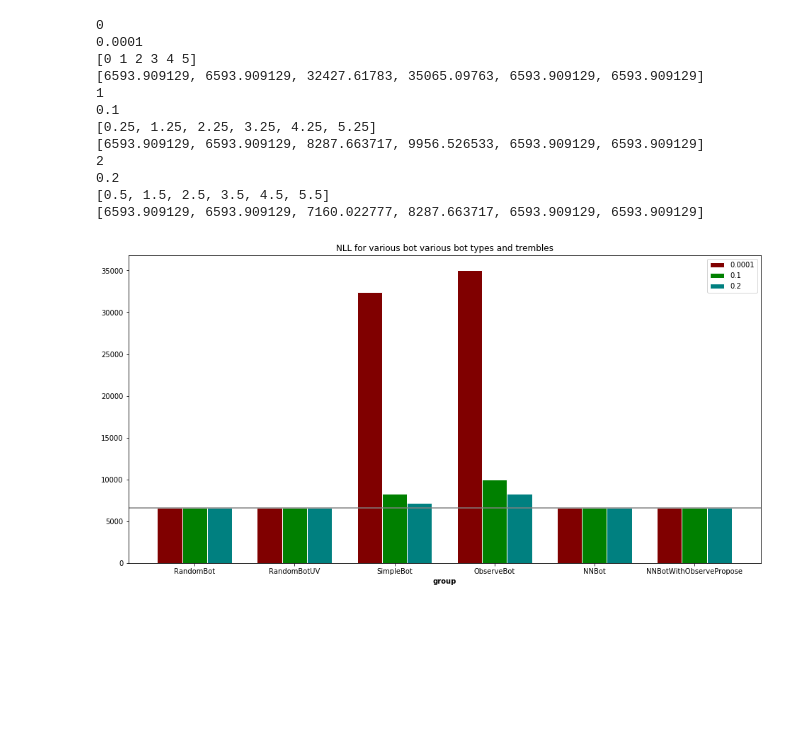
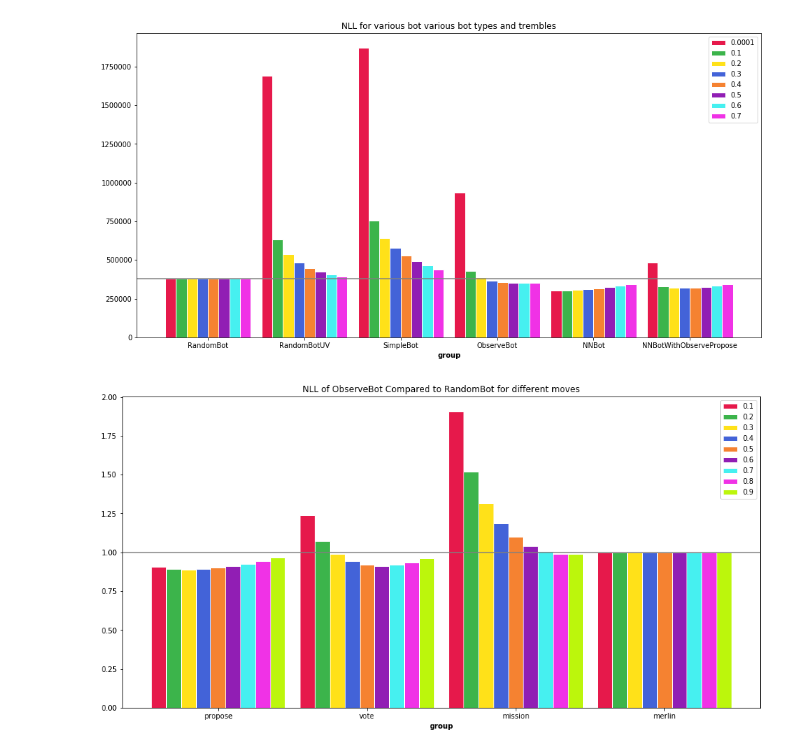
Before and after one commit to Detry322/avalon-bot, a Jupyter notebook: battlefield/Graphs.ipynb, the cells around one changed output. Cells and saved outputs as stored; diff of their text form; code cells hidden in the pictures; blank space fills up the shorter version.

Commit message:
Add analysis and data log

```diff
--- a/battlefield/Graphs.ipynb
+++ b/battlefield/Graphs.ipynb
@@ -5,31 +7,15 @@ import numpy as np
 import matplotlib.pyplot as plt
-# %%
-DATA = """tremble	bot_class	all_total_ll	all_propose_ll	all_vote_ll	all_mission_ll	all_merlin_ll	servant_total_ll	servant_propose_ll	servant_vote_ll	servant_mission_ll	servant_merlin_ll	merlin_total_ll	merlin_propose_ll	merlin_vote_ll	merlin_mission_ll	merlin_merlin_ll	percival_total_ll	percival_propose_ll	percival_vote_ll	percival_mission_ll	percival_merlin_ll	minion_total_ll	minion_propose_ll	minion_vote_ll	minion_mission_ll	minion_merlin_ll	assassin_total_ll	assassin_propose_ll	assassin_vote_ll	assassin_mission_ll	assassin_merlin_ll	mordred_total_ll	mordred_propose_ll	mordred_vote_ll	mordred_mission_ll	mordred_merlin_ll	morgana_total_ll	morgana_propose_ll	morgana_vote_ll	morgana_mission_ll	morgana_merlin_ll	oberon_total_ll	oberon_propose_ll	oberon_vote_ll	oberon_mission_ll	oberon_merlin_ll
-0.0001	RandomBot	-414533.8515	-143269.1471	-215641.5536	-13182.27308	-42440.87775	-109419.1621	-39586.04292	-58435.07991	0	-11398.0393	-80732.67477	-29116.1885	-43128.31072	0	-8488.17555	-52322.49763	-18922.64429	-27821.54153	0	-5578.311804	-20802.47341	-6523.223568	-10192.72929	-1913.779366	-2172.741182	-85981.87421	-27771.47881	-43128.31072	-6593.909129	-8488.17555	-4963.695702	-1570.363033	-2420.469955	-485.2030264	-487.6596875	-50839.35705	-16583.21784	-25579.2104	-3666.748585	-5010.180221	-9472.116616	-3195.988109	-4935.901073	-522.6329741	-817.5944595
-0.0001	RandomBotUV	-1615433.87	-143269.1471	-1416541.572	-13182.27308	-42440.87775	-414537.8031	-39586.04292	-363553.7209	0	-11398.0393	-315204.0474	-29116.1885	-277599.6834	0	-8488.17555	-199475.7049	-18922.64429	-174974.7488	0	-5578.311804	-77967.1648	-6523.223568	-67357.42068	-1913.779366	-2172.741182	-338395.1847	-27771.47881	-295541.6212	-6593.909129	-8488.17555	-18477.63673	-1570.363033	-15934.41098	-485.2030264	-487.6596875	-211268.6796	-16583.21784	-186008.533	-3666.748585	-5010.180221	-40107.64823	-3195.988109	-35571.43269	-522.6329741	-817.5944595
-0.0001	SimpleBot	-1565627.793	-143269.1471	-1309986.168	-69931.6004	-42440.87775	-387190.9638	-39586.04292	-336206.8816	0	-11398.0393	-294322.5173	-29116.1885	-256718.1533	0	-8488.17555	-186313.8994	-18922.64429	-161812.9433	0	-5578.311804	-80518.11612	-6523.223568	-62290.63638	-9531.514993	-2172.741182	-341997.3073	-27771.47881	-273310.0352	-32427.61783	-8488.17555	-19374.72119	-1570.363033	-14735.78838	-2580.910089	-487.6596875	-217450.7727	-16583.21784	-172016.1335	-23841.24117	-5010.180221	-38459.49508	-3195.988109	-32895.5962	-1550.316312	-817.5944595
-0.0001	ObserveBot	-1073380.189	-263376.6319	-636791.5543	-75619.61693	-97592.38543	-132692.2931	-34967.50062	-83896.07086	0	-13828.72161	-223049.2849	-58011.28752	-138777.9871	0	-26260.01023	-88930.82585	-28746.55882	-43136.46947	0	-17047.79756	-84549.76164	-19584.26123	-48107.60032	-10306.75883	-6551.141258	-310468.7165	-70873.61696	-183945.3753	-35065.09763	-20584.62656	-18959.16395	-4202.59077	-10859.45834	-2790.833421	-1106.281418	-196312.8832	-40883.46388	-118846.0018	-25780.55151	-10802.86598	-18417.25954	-6107.352115	-9222.591085	-1676.375535	-1410.940808
-0.0001	NNBot	-335257.915	-134153.0312	-145481.733	-13182.27308	-42440.87775	-83931.8982	-33570.95671	-38962.90219	0	-11398.0393	-57841.81349	-22395.15725	-26958.4807	0	-8488.17555	-39941.19291	-16380.25686	-17982.62424	0	-5578.311804	-19708.51863	-7438.1945	-8183.803581	-1913.779366	-2172.741182	-76389.5679	-30697.90052	-30609.5827	-6593.909129	-8488.17555	-4539.123627	-1760.174886	-1806.086028	-485.2030264	-487.6596875	-44960.12332	-18488.05149	-17795.14302	-3666.748585	-5010.180221	-7945.676919	-3422.338932	-3183.110554	-522.6329741	-817.5944595
-0.0001	NNBotWithObservePropose	-464368.9183	-263264.0344	-145481.733	-13182.27308	-42440.87775	-85177.89283	-34816.95135	-38962.90219	0	-11398.0393	-93396.46607	-57949.80982	-26958.4807	0	-8488.17555	-52352.37117	-28791.43513	-17982.62424	0	-5578.311804	-31826.20736	-19555.88324	-8183.803581	-1913.779366	-2172.741182	-116669.2746	-70977.60718	-30609.5827	-6593.909129	-8488.17555	-6889.737304	-4110.788562	-1806.086028	-485.2030264	-487.6596875	-67335.89119	-40863.81936	-17795.14302	-3666.748585	-5010.180221	-10721.0778	-6197.739808	-3183.110554	-522.6329741	-817.5944595
-0.1	RandomBot	-414533.8515	-143269.1471	-215641.5536	-13182.27308	-42440.87775	-109419.1621	-39586.04292	-58435.07991	0	-11398.0393	-80732.67477	-29116.1885	-43128.31072	0	-8488.17555	-52322.49763	-18922.64429	-27821.54153	0	-5578.311804	-20802.47341	-6523.223568	-10192.72929	-1913.779366	-2172.741182	-85981.87421	-27771.47881	-43128.31072	-6593.909129	-8488.17555	-4963.695702	-1570.363033	-2420.469955	-485.2030264	-487.6596875	-50839.35705	-16583.21784	-25579.2104	-3666.748585	-5010.180221	-9472.116616	-3195.988109	-4935.901073	-522.6329741	-817.5944595
-0.1	RandomBotUV	-594743.8779	-143269.1471	-395851.58	-13182.27308	-42440.87775	-152966.8137	-39586.04292	-101982.7314	0	-11398.0393	-115288.4646	-29116.1885	-77684.10051	0	-8488.17555	-73546.23525	-18922.64429	-49045.27915	0	-5578.311804	-29425.05454	-6523.223568	-18815.31043	-1913.779366	-2172.741182	-125208.764	-27771.47881	-82355.20051	-6593.909129	-8488.17555	-6995.428298	-1570.363033	-4452.20255	-485.2030264	-487.6596875	-76896.62253	-16583.21784	-51636.47588	-3666.748585	-5010.180221	-14416.4951	-3195.988109	-9880.279559	-522.6329741	-817.5944595
-0.1	SimpleBot	-526870.9108	-143269.1471	-323518.9031	-17641.98287	-42440.87775	-134702.1391	-39586.04292	-83718.05692	0	-11398.0393	-101197.6121	-29116.1885	-63593.24809	0	-8488.17555	-64726.31072	-18922.64429	-40225.35462	0	-5578.311804	-26496.47637	-6523.223568	-15369.92275	-2430.588873	-2172.741182	-111630.9136	-27771.47881	-67083.59554	-8287.663717	-8488.17555	-6346.869372	-1570.363033	-3638.038056	-650.8085951	-487.6596875	-69297.19493	-16583.21784	-41873.20502	-5830.591851	-5010.180221	-12473.39447	-3195.988109	-8017.482061	-442.329836	-817.5944595
-0.1	ObserveBot	-445146.1754	-136070.7008	-240053.2365	-21341.50256	-47680.73549	-106136.3655	-34591.24547	-59739.69025	0	-11805.42977	-78357.70346	-24728.23569	-43446.8854	0	-10182.58236	-48919.08217	-16489.58802	-25864.75101	0	-6564.743132	-26598.36346	-7272.045406	-13803.70931	-2923.483222	-2599.125527	-104443.2814	-30067.02409	-54856.57022	-9956.526533	-9563.160557	-6156.462501	-1689.030558	-3130.962255	-787.4702316	-548.9994561	-64727.62635	-17884.67668	-34151.02355	-7171.999053	-5519.927066	-9807.29058	-3348.854901	-5059.644538	-502.0235179	-896.7676231
-0.1	NNBot	-347187.1269	-136023.7458	-155540.2303	-13182.27308	-42440.87775	-90039.60642	-36789.06579	-41852.50134	0	-11398.0393	-63544.852	-25491.78177	-29564.89467	0	-8488.17555	-42839.01695	-17720.12649	-19540.57865	0	-5578.311804	-18990.70305	-6612.343119	-8291.839385	-1913.779366	-2172.741182	-75209.81762	-27917.28195	-32210.45098	-6593.909129	-8488.17555	-4431.029353	-1586.110957	-1872.055682	-485.2030264	-487.6596875	-44120.39478	-16700.48656	-18742.97942	-3666.748585	-5010.180221	-8011.706742	-3206.549135	-3464.930173	-522.6329741	-817.5944595
-0.1	NNBotWithObservePropose	-346411.6562	-135248.2751	-155540.2303	-13182.27308	-42440.87775	-89155.39158	-35904.85095	-41852.50134	0	-11398.0393	-62847.38437	-24794.31414	-29564.89467	0	-8488.17555	-41964.35034	-16845.45988	-19540.57865	0	-5578.311804	-19231.4338	-6853.073871	-8291.839385	-1913.779366	-2172.741182	-76087.10878	-28794.57312	-32210.45098	-6593.909129	-8488.17555	-4487.286977	-1642.368582	-1872.055682	-485.2030264	-487.6596875	-44573.87886	-17153.97064	-18742.97942	-3666.748585	-5010.180221	-8064.82149	-3259.663883	-3464.930173	-522.6329741	-817.5944595
-0.2	RandomBot	-414533.8515	-143269.1471	-215641.5536	-13182.27308	-42440.87775	-109419.1621	-39586.04292	-58435.07991	0	-11398.0393	-80732.67477	-29116.1885	-43128.31072	0	-8488.17555	-52322.49763	-18922.64429	-27821.54153	0	-5578.311804	-20802.47341	-6523.223568	-10192.72929	-1913.779366	-2172.741182	-85981.87421	-27771.47881	-43128.31072	-6593.909129	-8488.17555	-4963.695702	-1570.363033	-2420.469955	-485.2030264	-487.6596875	-50839.35705	-16583.21784	-25579.2104	-3666.748585	-5010.180221	-9472.116616	-3195.988109	-4935.901073	-522.6329741	-817.5944595
-0.2	RandomBotUV	-522411.201	-143269.1471	-323518.9031	-13182.27308	-42440.87775	-134702.1391	-39586.04292	-83718.05692	0	-11398.0393	-101197.6121	-29116.1885	-63593.24809	0	-8488.17555	-64726.31072	-18922.64429	-40225.35462	0	-5578.311804	-25979.66686	-6523.223568	-15369.92275	-1913.779366	-2172.741182	-109937.159	-27771.47881	-67083.59554	-6593.909129	-8488.17555	-6181.263803	-1570.363033	-3638.038056	-485.2030264	-487.6596875	-67133.35167	-16583.21784	-41873.20502	-3666.748585	-5010.180221	-12553.6976	-3195.988109	-8017.482061	-522.6329741	-817.5944595
-0.2	SimpleBot	-471627.3098	-143269.1471	-270852.6032	-15064.68177	-42440.87775	-121618.7009	-39586.04292	-70634.61869	0	-11398.0393	-90998.4222	-29116.1885	-53394.05815	0	-8488.17555	-58386.95273	-18922.64429	-33885.99663	0	-5578.311804	-23648.7199	-6523.223568	-12857.03426	-2095.720898	-2172.741182	-99254.11755	-27771.47881	-55834.44041	-7160.022777	-8488.17555	-5658.399919	-1570.363033	-3044.869919	-555.5072793	-487.6596875	-61003.13943	-16583.21784	-34573.8045	-4835.936874	-5010.180221	-11058.85714	-3195.988109	-6627.780628	-417.4939392	-817.5944595
-0.2	ObserveBot	-413291.9638	-135309.4514	-215110.0861	-17641.98287	-45230.4435	-104658.1894	-35944.40907	-57098.82916	0	-11614.95118	-72551.12374	-24784.0946	-38380.95932	0	-9386.069825	-47924.64981	-16849.1523	-24938.24459	0	-6137.252919	-23344.15022	-6891.474431	-11625.14545	-2430.588873	-2396.941459	-92945.41392	-28791.79916	-46822.55264	-8287.663717	-9043.398405	-5457.160311	-1642.909996	-2650.778588	-650.8085951	-512.6631327	-57073.92655	-17146.90743	-28807.69497	-5830.591851	-5288.732299	-9337.349887	-3258.704405	-4785.881363	-442.329836	-850.4342826
-0.2	NNBot	-347187.1269	-136023.7458	-155540.2303	-13182.27308	-42440.87775	-90039.60642	-36789.06579	-41852.50134	0	-11398.0393	-63544.852	-25491.78177	-29564.89467	0	-8488.17555	-42839.01695	-17720.12649	-19540.57865	0	-5578.311804	-18990.70305	-6612.343119	-8291.839385	-1913.779366	-2172.741182	-75209.81762	-27917.28195	-32210.45098	-6593.909129	-8488.17555	-4431.029353	-1586.110957	-1872.055682	-485.2030264	-487.6596875	-44120.39478	-16700.48656	-18742.97942	-3666.748585	-5010.180221	-8011.706742	-3206.549135	-3464.930173	-522.6329741	-817.5944595
-0.2	NNBotWithObservePropose	-346328.8971	-135165.5159	-155540.2303	-13182.27308	-42440.87775	-89199.11404	-35948.57341	-41852.50134	0	-11398.0393	-62802.84741	-24749.77718	-29564.89467	0	-8488.17555	-41932.64025	-16813.74979	-19540.57865	0	-5578.311804	-19224.90638	-6846.546445	-8291.839385	-1913.779366	-2172.741182	-76093.86383	-28801.32817	-32210.45098	-6593.909129	-8488.17555	-4470.192174	-1625.273778	-1872.055682	-485.2030264	-487.6596875	-44560.00131	-17140.09309	-18742.97942	-3666.748585	-5010.180221	-8045.331666	-3240.174059	-3464.930173	-522.6329741	-817.5944595
-"""
-DATA = [ [ float(x) if col >= 2 and row >= 1 else x for col, x in enumerate(line.split()) ] for row, line in enumerate(DATA.split('\n')) if line != '']
+# %%
+with gzip.open('human_comparison.msg.gz', 'r') as f:
+    DATA = pd.read_msgpack(f)
+
+with gzip.open('human_data_actions.msg.gz', 'r') as f:
+    HUMAN_ACTIONS = pd.read_msgpack(f)
 # %%
 def grouped_barplot(plot_title, series_titles, group_titles, basis, *serieses):
     plt.figure(figsize=(16,8))
     # set width of bar
-    COLORS = ["#800000", "#008000", "#008080", "#0000FF", "#000080", "#FF00FF", "#800080"]
+    COLORS = ['#e6194b', '#3cb44b', '#ffe119', '#4363d8', '#f58231', '#911eb4', '#46f0f0', '#f032e6', '#bcf60c', '#fabebe', '#008080', '#e6beff', '#9a6324', '#fffac8', '#800000', '#aaffc3']
     barWidth = 1.0/(1 + len(serieses))
 
     # set height of bar
@@ -41,10 +27,6 @@ def grouped_barplot(plot_title, series_titles, group_titles, basis, *serieses):
         positions.append([x + barWidth for x in positions[-1] ])
 
     for i, (title, pos, series) in enumerate(zip(series_titles, positions, serieses)):
-        print i
-        print title
-        print pos
-        print series
         plt.bar(pos, series, color=COLORS[i], width=barWidth, edgecolor='white', label=title)
 
     if basis is not None:
@@ -59,22 +41,30 @@ def grouped_barplot(plot_title, series_titles, group_titles, basis, *serieses):
     plt.legend()
     plt.show()
 # %%
-plot_title = "NLL for various bot various bot types and trembles"
-series_titles = ["0.0001", "0.1", "0.2"]
-group_titles = ["RandomBot", "RandomBotUV", "SimpleBot", "ObserveBot", "NNBot", "NNBotWithObservePropose"]
-serieses = [ [-DATA[len(group_titles) * i + j + 1][30] for j, _ in enumerate(group_titles)] for i, series in enumerate(series_titles) ]
-grouped_barplot(plot_title, series_titles, group_titles, serieses[0][0], *serieses)
+plot_title = "NLL for various bot types and trembles"
+trembles = [0.0001, 0.1, 0.2, 0.3, 0.4, 0.5, 0.6, 0.7]
+bots = ["RandomBot", "RandomBotUV", "SimpleBot", "ObserveBot", "NNBot", "NNBotWithObservePropose"]
+serieses = [ [ DATA[(DATA.bot == bot) & (DATA.trembling_hand_prob == p)].nll.sum() for bot in bots] for p in trembles ]
+grouped_barplot(plot_title, trembles, bots, serieses[0][0], *serieses)
 # %% [output]
-0
-0.0001
-[0 1 2 3 4 5]
-[6593.909129, 6593.909129, 32427.61783, 35065.09763, 6593.909129, 6593.909129]
-1
-0.1
-[0.25, 1.25, 2.25, 3.25, 4.25, 5.25]
-[6593.909129, 6593.909129, 8287.663717, 9956.526533, 6593.909129, 6593.909129]
-2
-0.2
-[0.5, 1.5, 2.5, 3.5, 4.5, 5.5]
-[6593.909129, 6593.909129, 7160.022777, 8287.663717, 6593.909129, 6593.909129]
-[figure, old version]
+[figure, new version]
+# %%
+OB_DATA = DATA[DATA.bot == 'ObserveBot']
+RAND_DATA = DATA[DATA.bot == 'RandomBot']
+plot_title = "NLL of ObserveBot Compared to RandomBot for different moves"
+trembles = [0.1, 0.2, 0.3, 0.4, 0.5, 0.6, 0.7, 0.8, 0.9]
+move_types = ["propose", "vote", "mission", "merlin"]
+rand_perf = {
+    typ: RAND_DATA[(RAND_DATA.type == typ) & (RAND_DATA.trembling_hand_prob == 0.1)].nll.sum()
+    for typ in move_types
+}
+serieses = [
+    [
+        OB_DATA[(OB_DATA.type == typ) & (OB_DATA.trembling_hand_prob == p)].nll.sum()/rand_perf[typ]
+        for typ in move_types
+    ]
+    for p in trembles
+]
+grouped_barplot(plot_title, trembles, move_types, 1.0, *serieses)
+# %% [output]
+[figure, added]
```
Also changed, not shown: parts of 4 cells of this notebook, 3 other files.
